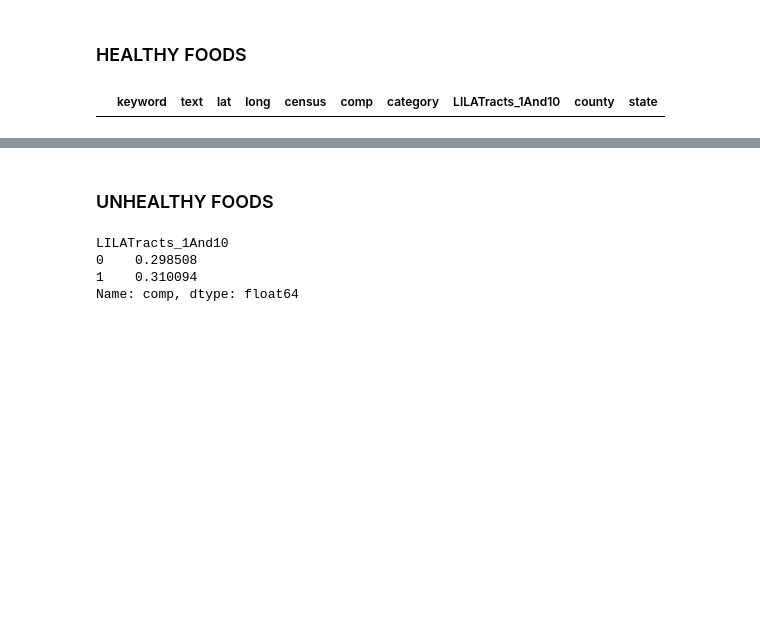
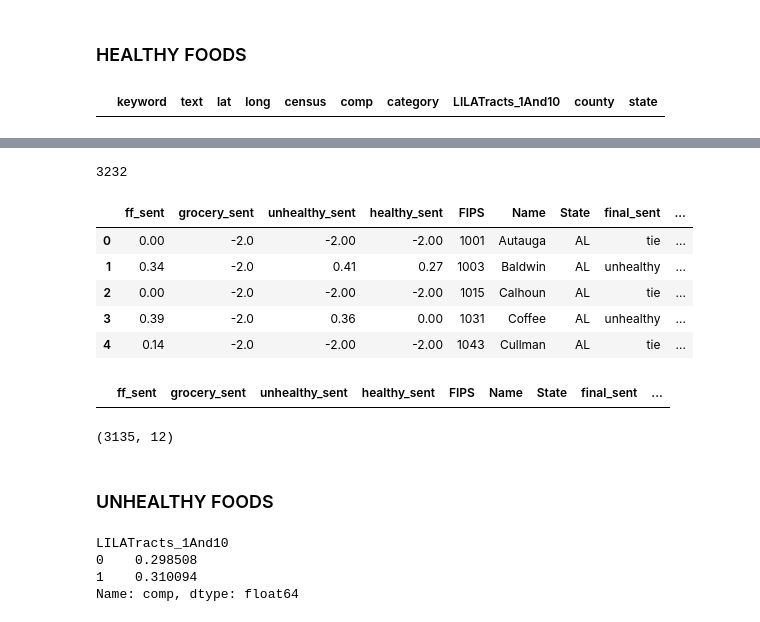
Before and after one commit to karinapatel/food-desert-prediction, a Jupyter notebook: jupyter/sentiment_EDA.ipynb, the cells around one changed output, grey strips where cells are left out. Drawn from its saved outputs; the diff is of its cells as text; code cells hidden in the pictures; blank space fills up the shorter version.

```diff
--- a/jupyter/sentiment_EDA.ipynb
+++ b/jupyter/sentiment_EDA.ipynb
@@ -122,0 +241,4 @@ merged_state3.to_csv('../data/grouped_state_sent.csv')
+# %%
+len(final_data)
+# %% [output]
+3232
@@ -122,0 +248,11 @@ merged_state3.to_csv('../data/grouped_state_sent.csv')
+# %%
+fips=pd.read_csv('../data/county_sent/grouped_county_sent.csv',index_col=0)
+# %%
+fips.head()
+# %% [output]
+|  | ff_sent | grocery_sent | unhealthy_sent | healthy_sent | FIPS | Name | State | final_sent | ... |
+| 0 | 0.00 | -2.0 | -2.00 | -2.00 | 1001 | Autauga | AL | tie | ... |
+| 1 | 0.34 | -2.0 | 0.41 | 0.27 | 1003 | Baldwin | AL | unhealthy | ... |
+| 2 | 0.00 | -2.0 | -2.00 | -2.00 | 1015 | Calhoun | AL | tie | ... |
+| 3 | 0.39 | -2.0 | 0.36 | 0.00 | 1031 | Coffee | AL | unhealthy | ... |
+| 4 | 0.14 | -2.0 | -2.00 | -2.00 | 1043 | Cullman | AL | tie | ... |
@@ -122,0 +261,4 @@ merged_state3.to_csv('../data/grouped_state_sent.csv')
+# %%
+fips[np.array([len(str(i))=5 for i in fips.FIPS])]
+# %% [output]
+|  | ff_sent | grocery_sent | unhealthy_sent | healthy_sent | FIPS | Name | State | final_sent | ... |
@@ -123,3 +267,7 @@ merged_state3.to_csv('../data/grouped_state_sent.csv')
+# %%
+fips.shape
+# %% [output]
+(3135, 12)
 # %% [markdown]
 ### UNHEALTHY FOODS
 # %%
```
Also changed, not shown: parts of 47 cells of this notebook, 16 other files.
